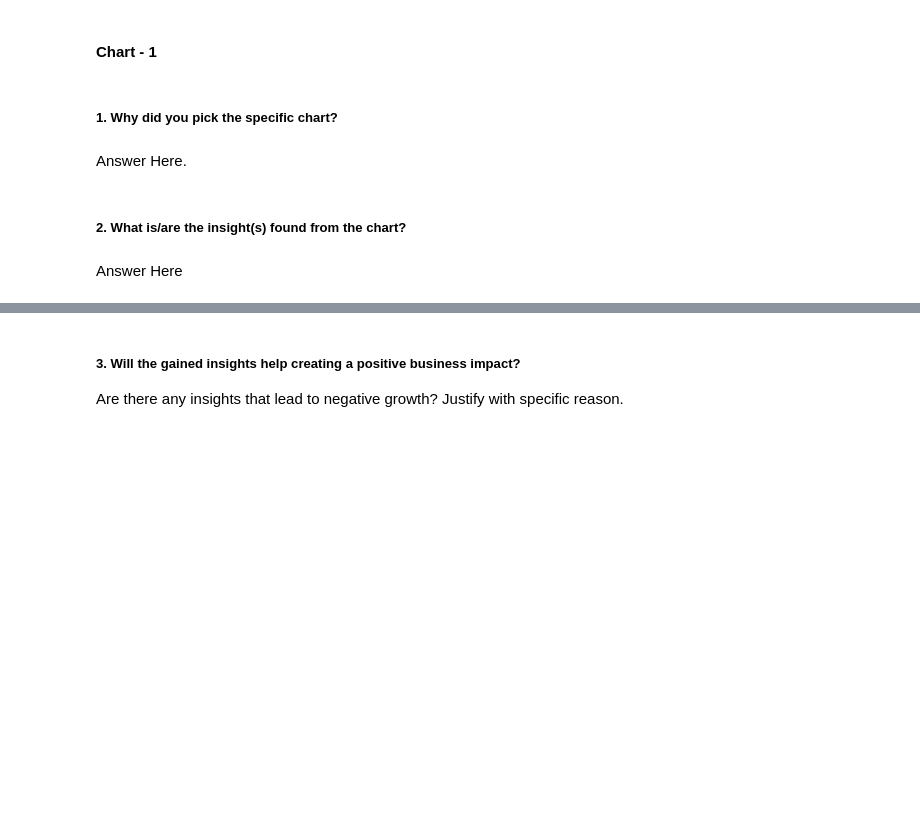
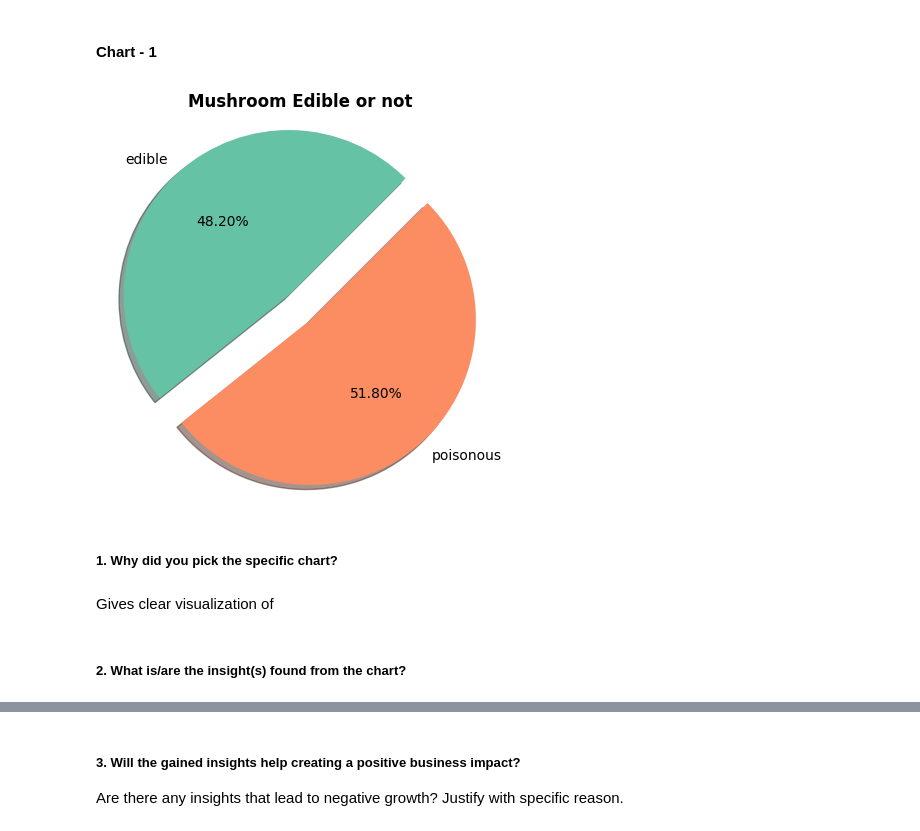
Before and after one commit to Vansh-172/Project-Classification, a Jupyter notebook: Vansh_Goyal_Project_Classification.ipynb, the cells around one changed output, grey strips where cells are left out. Drawn from its saved outputs; the diff is of its cells as text; code cells hidden in the pictures; blank space fills up the shorter version.

```diff
--- a/Vansh_Goyal_Project_Classification.ipynb
+++ b/Vansh_Goyal_Project_Classification.ipynb
@@ -152,6 +277,7 @@ Answer Here
 ### Data Wrangling Code
 # %%
 # Write your code to make your dataset analysis ready.
+df.drop('veil-type',axis=1,inplace=True)   #as it contains only one uniue entry that is
 # %% [markdown]
 ### What all manipulations have you done and insights you found?
 # %% [markdown]
@@ -165,8 +289,17 @@ Answer Here.
+# %%
+# Chart - 1 visualization code
+plt.figure(figsize=(5,5))
+colors = sns.color_palette('Set2')
+content=['edible','poisonous']
+plt.pie(df['class'].value_counts().sort_values(),labels=content,explode=[0.1,0.1],autopct='%1.2f%%',startangle=45 ,shadow=True,colors=colors)
+plt.title('Mushroom Edible or not',fontweight='bold')
+plt.axis('equal')
+plt.show()
+# %% [output]
+[figure, added]
 # %% [markdown]
 ##### 1. Why did you pick the specific chart?
-# %% [markdown]
-Answer Here.
+# %% [markdown]
+Gives clear visualization of
 # %% [markdown]
 ##### 2. What is/are the insight(s) found from the chart?
-# %% [markdown]
-Answer Here
```
Also changed, not shown: parts of 26 cells of this notebook.
